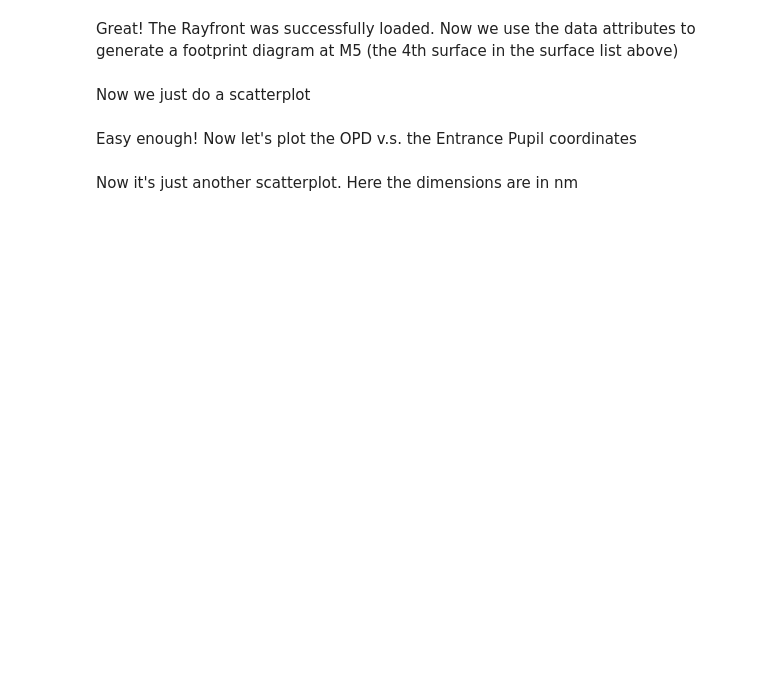
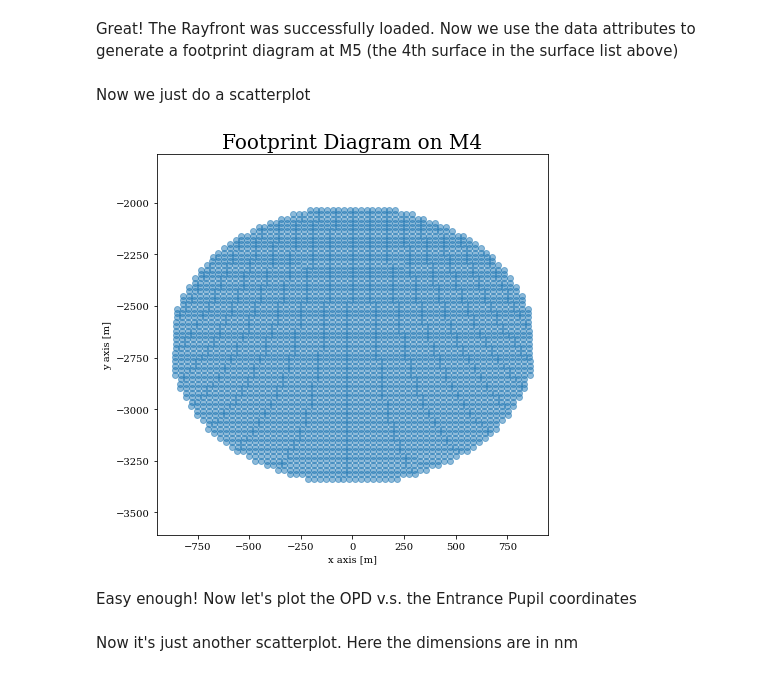
Before and after one commit to Jashcraf/poke, a Jupyter notebook: docs/notebooks/rayfrontattributes.ipynb, the cells around one changed output. Drawn from its saved outputs; the diff is of its cells as text; code cells hidden in the pictures; blank space fills up the shorter version.

```diff
--- a/docs/notebooks/rayfrontattributes.ipynb
+++ b/docs/notebooks/rayfrontattributes.ipynb
@@ -37,0 +11,5 @@ File name: 'ZOSAPI_Interfaces, Version=1.0.0.0, Culture=neutral, PublicKeyToken=
+# %%
+# Load a rayfront
+pth_to_rf = '/Users/jashcraft/Desktop/poke/tests/ELT_rayfront_aspolarized_64rays_0.6um.msgpack'
+rf = read_serial_to_rayfront(pth_to_rf)
+display(rf.surfaces)
@@ -44,9 +28,13 @@ Now we just do a scatterplot
 # %%
 plt.figure(figsize=[7,7])
 plt.scatter(x_m4,y_m4,marker='o',alpha=0.5)
 plt.title('Footprint Diagram on M4')
 plt.axis('equal')
+plt.ylabel('y axis [m]')
+plt.xlabel('x axis [m]')
 plt.show()
+# %% [output]
+[figure, added]
 # %% [markdown]
 Easy enough! Now let's plot the OPD v.s. the Entrance Pupil coordinates
 # %%
```
Also changed, not shown: parts of 6 cells of this notebook, 1 other file.
